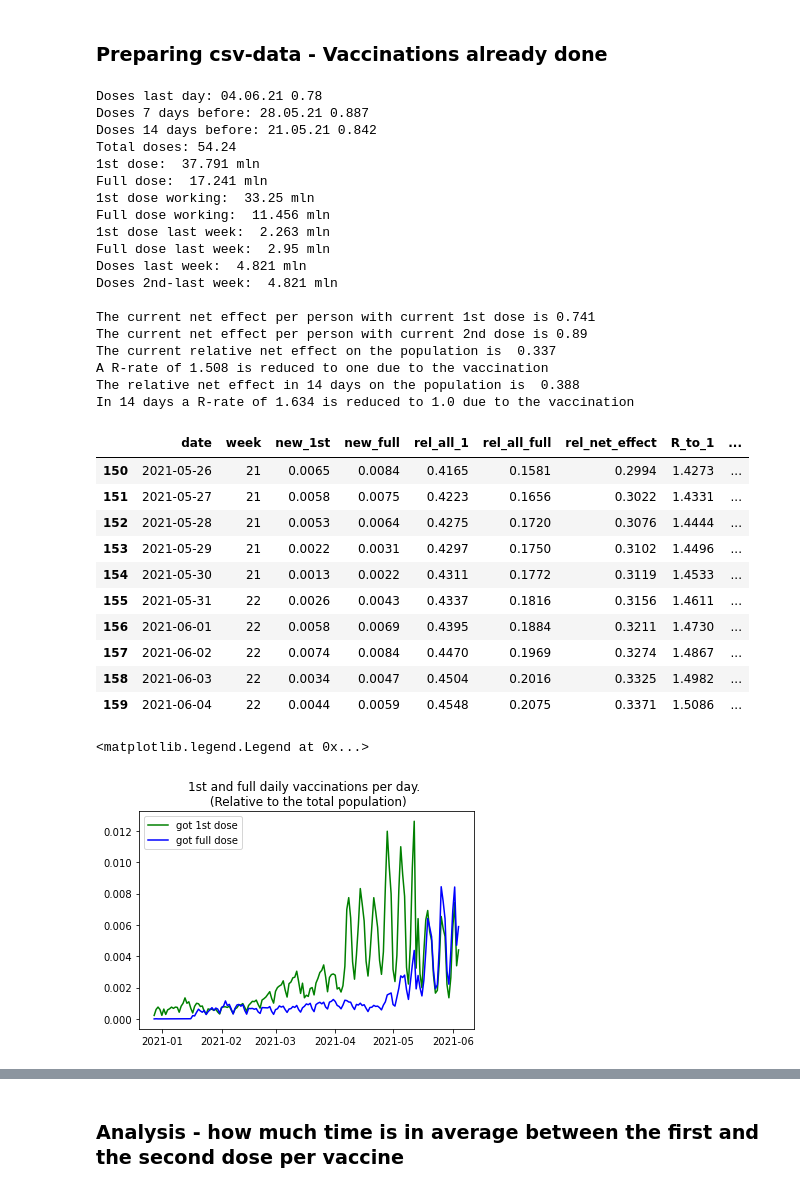
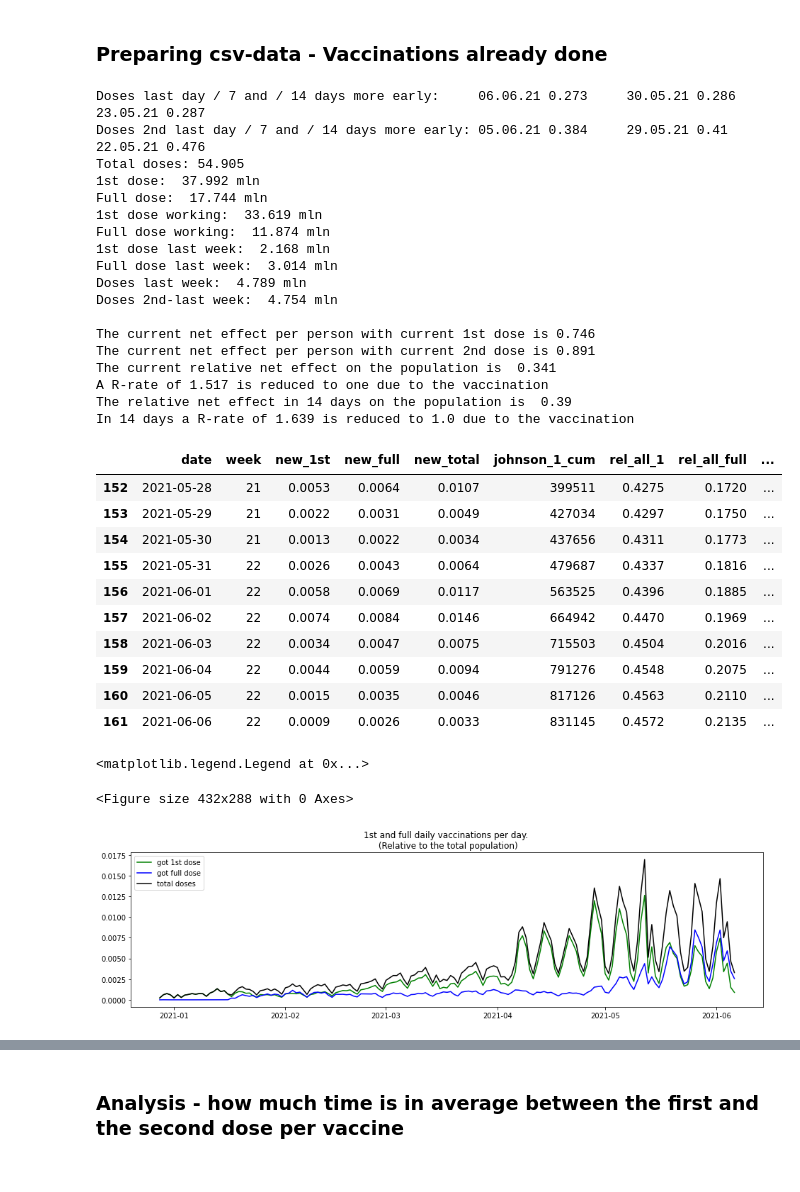
Before and after one commit to ThomasRegier/corona_vaccination_effect_predictor, a Jupyter notebook: Corona-Vaccination-Calculator.ipynb, the cells around one changed output, grey strips where cells are left out. Cells and saved outputs as stored; diff of their text form; code cells hidden in the pictures.

Commit message:
correction for single dose vaccinations, data update, automization of the code (variable cut_rows)

```diff
--- a/Corona-Vaccination-Calculator.ipynb
+++ b/Corona-Vaccination-Calculator.ipynb
@@ -62,9 +72,12 @@ df_total = df[[c for c in columns_begin] + [c for c in df if c not in columns_be
 df = df_total[['date','week','weekday']+vac_list_cum[:-1]+['all_1','all_full']].copy()
 df = calc_effects(df,shift = 14)
 
-print('Doses last day:', df['date'].iloc[-1].strftime('%d.%m.%y'),round(df_total['dosen_differenz_zum_vortag'].iloc[-1]/1000000,3))
-print('Doses 7 days before:', df['date'].iloc[-8].strftime('%d.%m.%y'),round(df_total['dosen_differenz_zum_vortag'].iloc[-8]/1000000,3))
-print('Doses 14 days before:', df['date'].iloc[-15].strftime('%d.%m.%y'),round(df_total['dosen_differenz_zum_vortag'].iloc[-15]/1000000,3))
+print('Doses last day / 7 and / 14 days more early:    ', df['date'].iloc[-1].strftime('%d.%m.%y'),round(df_total['dosen_differenz_zum_vortag'].iloc[-1]/1000000,3), '   ',\
+    df['date'].iloc[-8].strftime('%d.%m.%y'),round(df_total['dosen_differenz_zum_vortag'].iloc[-8]/1000000,3), '   ',\
+    df['date'].iloc[-15].strftime('%d.%m.%y'),round(df_total['dosen_differenz_zum_vortag'].iloc[-15]/1000000,3))
+print('Doses 2nd last day / 7 and / 14 days more early:', df['date'].iloc[-2].strftime('%d.%m.%y'),round(df_total['dosen_differenz_zum_vortag'].iloc[-2]/1000000,3), '   ',\
+    df['date'].iloc[-9].strftime('%d.%m.%y'),round(df_total['dosen_differenz_zum_vortag'].iloc[-9]/1000000,3), '   ',\
+    df['date'].iloc[-16].strftime('%d.%m.%y'),round(df_total['dosen_differenz_zum_vortag'].iloc[-16]/1000000,3))
 print('Total doses:', round(df_total['dosen_kumulativ'].iloc[-1]/1000000,3))
 
 print('1st dose: ',round(df['all_1'].iloc[-1]/1000000,3),'mln')
@@ -95,44 +108,46 @@ R_to_1_14 = round(1 / (1-real_net_14),3)
 print(f'In 14 days a R-rate of {R_to_1_14} is reduced to 1.0 due to the vaccination')
 
 #df.iloc[-10:,:]
-df[['date','week','new_1st','new_full','rel_all_1','rel_all_full','rel_net_effect','R_to_1','rel_net_effect_after_14','R_to_1_14','rel_biontech_14']].iloc[-10:]
+df[['date','week','new_1st','new_full','new_total','johnson_1_cum','rel_all_1','rel_all_full','rel_net_effect','R_to_1','rel_net_effect_after_14','R_to_1_14','rel_biontech_14']].iloc[-10:]
 # %% [output]
-Doses last day: 04.06.21 0.78
-Doses 7 days before: 28.05.21 0.887
-Doses 14 days before: 21.05.21 0.842
-Total doses: 54.24
-1st dose:  37.791 mln
-Full dose:  17.241 mln
-1st dose working:  33.25 mln
-Full dose working:  11.456 mln
-1st dose last week:  2.263 mln
-Full dose last week:  2.95 mln
-Doses last week:  4.821 mln
-Doses 2nd-last week:  4.821 mln
+Doses last day / 7 and / 14 days more early:     06.06.21 0.273     30.05.21 0.286     23.05.21 0.287
+Doses 2nd last day / 7 and / 14 days more early: 05.06.21 0.384     29.05.21 0.41     22.05.21 0.476
+Total doses: 54.905
+1st dose:  37.992 mln
+Full dose:  17.744 mln
+1st dose working:  33.619 mln
+Full dose working:  11.874 mln
+1st dose last week:  2.168 mln
+Full dose last week:  3.014 mln
+Doses last week:  4.789 mln
+Doses 2nd-last week:  4.754 mln
 
-The current net effect per person with current 1st dose is 0.741
-The current net effect per person with current 2nd dose is 0.89
-The current relative net effect on the population is  0.337
-A R-rate of 1.508 is reduced to one due to the vaccination
-The relative net effect in 14 days on the population is  0.388
-In 14 days a R-rate of 1.634 is reduced to 1.0 due to the vaccination
+The current net effect per person with current 1st dose is 0.746
+The current net effect per person with current 2nd dose is 0.891
+The current relative net effect on the population is  0.341
+A R-rate of 1.517 is reduced to one due to the vaccination
+The relative net effect in 14 days on the population is  0.39
+In 14 days a R-rate of 1.639 is reduced to 1.0 due to the vaccination
-|  | date | week | new_1st | new_full | rel_all_1 | rel_all_full | rel_net_effect | R_to_1 | ... |
-| 150 | 2021-05-26 | 21 | 0.0065 | 0.0084 | 0.4165 | 0.1581 | 0.2994 | 1.4273 | ... |
-| 151 | 2021-05-27 | 21 | 0.0058 | 0.0075 | 0.4223 | 0.1656 | 0.3022 | 1.4331 | ... |
-| 152 | 2021-05-28 | 21 | 0.0053 | 0.0064 | 0.4275 | 0.1720 | 0.3076 | 1.4444 | ... |
-| 153 | 2021-05-29 | 21 | 0.0022 | 0.0031 | 0.4297 | 0.1750 | 0.3102 | 1.4496 | ... |
-| 154 | 2021-05-30 | 21 | 0.0013 | 0.0022 | 0.4311 | 0.1772 | 0.3119 | 1.4533 | ... |
-| 155 | 2021-05-31 | 22 | 0.0026 | 0.0043 | 0.4337 | 0.1816 | 0.3156 | 1.4611 | ... |
-| 156 | 2021-06-01 | 22 | 0.0058 | 0.0069 | 0.4395 | 0.1884 | 0.3211 | 1.4730 | ... |
-| 157 | 2021-06-02 | 22 | 0.0074 | 0.0084 | 0.4470 | 0.1969 | 0.3274 | 1.4867 | ... |
-| 158 | 2021-06-03 | 22 | 0.0034 | 0.0047 | 0.4504 | 0.2016 | 0.3325 | 1.4982 | ... |
-| 159 | 2021-06-04 | 22 | 0.0044 | 0.0059 | 0.4548 | 0.2075 | 0.3371 | 1.5086 | ... |
+|  | date | week | new_1st | new_full | new_total | johnson_1_cum | rel_all_1 | rel_all_full | ... |
+| 152 | 2021-05-28 | 21 | 0.0053 | 0.0064 | 0.0107 | 399511 | 0.4275 | 0.1720 | ... |
+| 153 | 2021-05-29 | 21 | 0.0022 | 0.0031 | 0.0049 | 427034 | 0.4297 | 0.1750 | ... |
+| 154 | 2021-05-30 | 21 | 0.0013 | 0.0022 | 0.0034 | 437656 | 0.4311 | 0.1773 | ... |
+| 155 | 2021-05-31 | 22 | 0.0026 | 0.0043 | 0.0064 | 479687 | 0.4337 | 0.1816 | ... |
+| 156 | 2021-06-01 | 22 | 0.0058 | 0.0069 | 0.0117 | 563525 | 0.4396 | 0.1885 | ... |
+| 157 | 2021-06-02 | 22 | 0.0074 | 0.0084 | 0.0146 | 664942 | 0.4470 | 0.1969 | ... |
+| 158 | 2021-06-03 | 22 | 0.0034 | 0.0047 | 0.0075 | 715503 | 0.4504 | 0.2016 | ... |
+| 159 | 2021-06-04 | 22 | 0.0044 | 0.0059 | 0.0094 | 791276 | 0.4548 | 0.2075 | ... |
+| 160 | 2021-06-05 | 22 | 0.0015 | 0.0035 | 0.0046 | 817126 | 0.4563 | 0.2110 | ... |
+| 161 | 2021-06-06 | 22 | 0.0009 | 0.0026 | 0.0033 | 831145 | 0.4572 | 0.2135 | ... |
 # %%
 plt.figure('daily vaccinations')
+fig = plt.figure(figsize=(16,4))
 plt.title('1st and full daily vaccinations per day. \n (Relative to the total population)')
 plt.plot(df["date"], df['new_1st'], "-g", label="got 1st dose")
 plt.plot(df["date"], df['new_full'], "-b", label="got full dose")
+plt.plot(df["date"], df['new_total'], "-k", label="total doses")
 plt.legend(loc="upper left")
 # %% [output]
 <matplotlib.legend.Legend at 0x...>
+<Figure size 432x288 with 0 Axes>
-[figure, old version]
+[figure, new version]
```
Also changed, not shown: parts of 16 cells of this notebook, 2 other files.
